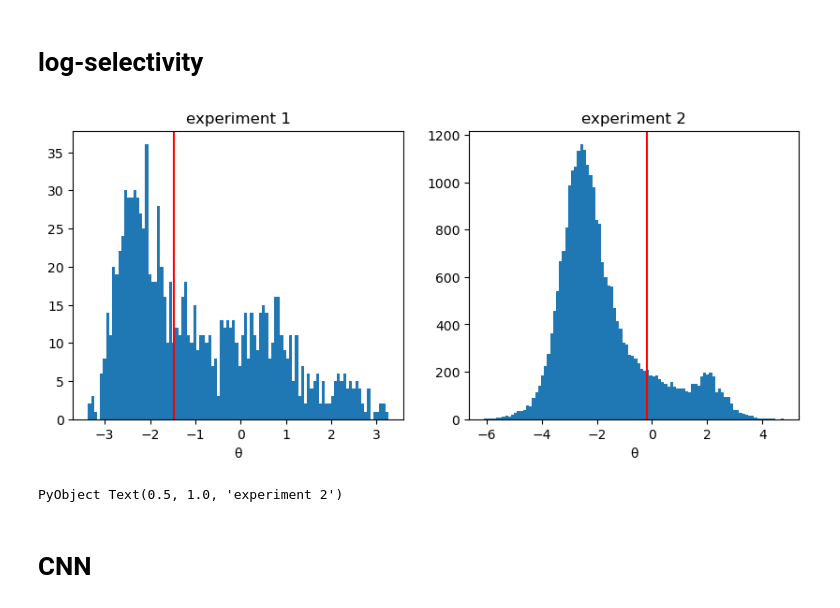
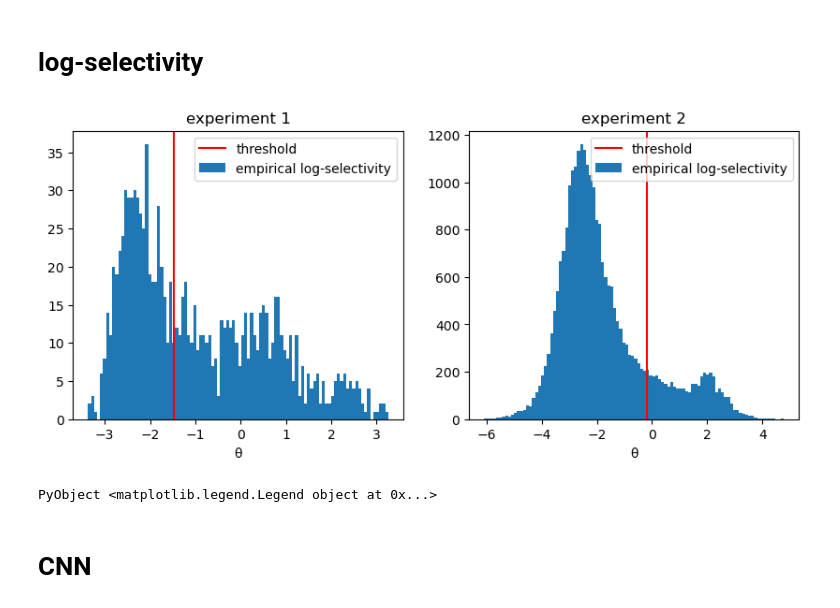
Before and after one commit to matteodeleonardis/unsupervised_aav2, a Jupyter notebook: analysis/experiment1.ipynb, the cells around one changed output. Cells and saved outputs as stored; diff of their text form; code cells hidden in the pictures.

```diff
--- a/analysis/experiment1.ipynb
+++ b/analysis/experiment1.ipynb
@@ -25,8 +23,8 @@ threshold_experiment2 = -0.1828115693971919
 -0.1828115693971919
 # %%
 sequences_experiment1, counts_experiment1, labels_experiment1 =
-    load_data_cnn("$(project_folder)my_data/data_experiment1.jld2", threshold_experiment1, "experiment1");
+    load_data_cnn("../my_data/data_experiment1.jld2", threshold_experiment1, "experiment1");
 # %%
 sequences_experiment2, counts_experiment2, labels_experiment2 =
-    load_data_cnn("$(project_folder)my_data/data_experiment2.jld2",threshold_experiment2, "experiment2");
+    load_data_cnn("../my_data/data_experiment2.jld2",threshold_experiment2, "experiment2");
 # %%
@@ -36,23 +34,25 @@ data_experiment2 = load_data_phagetree("$(project_folder)my_data/data_experiment
 # %% [markdown]
 # log-selectivity
 # %%
-θexperiment1_cnn = [log(counts_experiment1[m,2] / counts_experiment1[m,1]) for m in axes(counts_experiment1, 1)];
+θexperiment1 = [log(counts_experiment1[m,2] / counts_experiment1[m,1]) for m in axes(counts_experiment1, 1)];
 # %%
-θexperiment2_cnn = [log(counts_experiment2[m,2] / counts_experiment2[m,1]) for m in axes(counts_experiment2, 1)];
+θexperiment2 = [log(counts_experiment2[m,2] / counts_experiment2[m,1]) for m in axes(counts_experiment2, 1)];
 # %%
 fig, ax = subplots(1,2, figsize=(10,4))
 ax[1].axvline(threshold_experiment1, color="red")
-ax[1].hist(filter(isfinite, θexperiment1_cnn), bins=100)
+ax[1].hist(filter(isfinite, θexperiment1), bins=100)
 ax[1].set_xlabel("θ")
 ax[1].set_title("experiment 1")
+ax[1].legend(["threshold", "empirical log-selectivity"])
 
 ax[2].axvline(threshold_experiment2, color="red")
-ax[2].hist(filter(isfinite, θexperiment2_cnn), bins=100)
+ax[2].hist(filter(isfinite, θexperiment2), bins=100)
 ax[2].set_xlabel("θ")
 ax[2].set_title("experiment 2")
+ax[2].legend(["threshold", "empirical log-selectivity"])
 # %% [output]
-[figure, old version]
+[figure, new version]
-PyObject Text(0.5, 1.0, 'experiment 2')
+PyObject <matplotlib.legend.Legend object at 0x...>
 # %% [markdown]
 # CNN
 # %%
```
Also changed, not shown: parts of 41 cells of this notebook.
